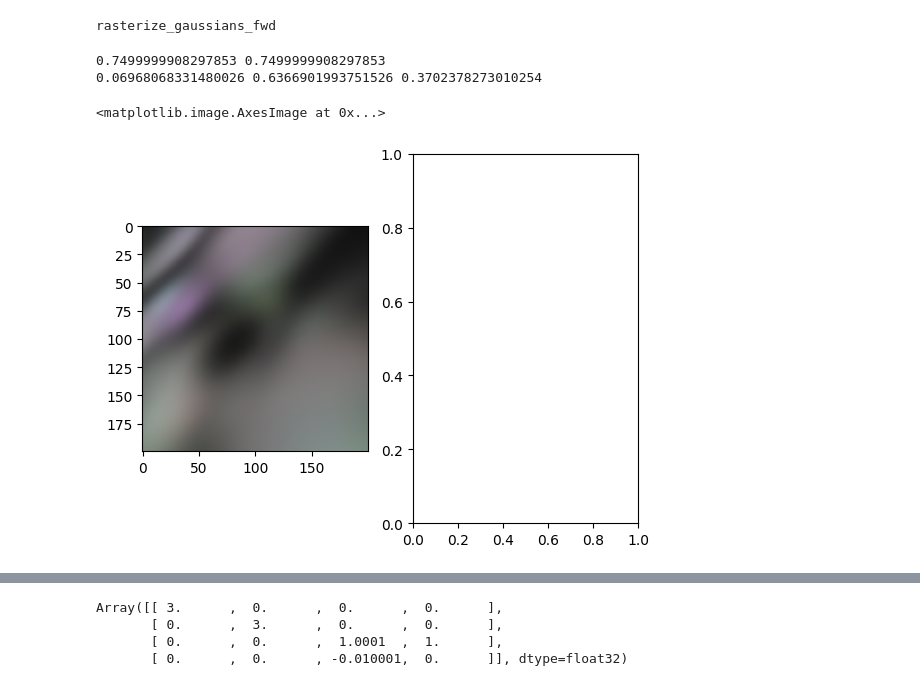
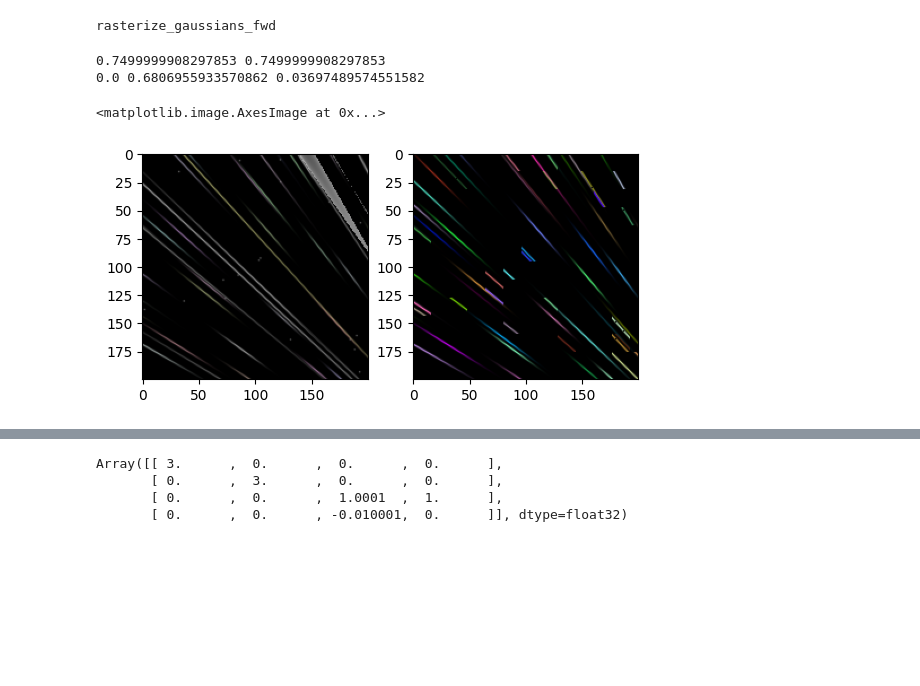
Before and after one commit to graphdeco-inria/diff-gaussian-rasterization, a Jupyter notebook: validate_torch_minimal.ipynb, the cells around one changed output, grey strips where cells are left out. Saved outputs shown, nothing was run; the diff lists cells and outputs as text; code cells hidden in the pictures; blank space fills up the shorter version.

Commit message:
torch

```diff
--- a/validate_torch_minimal.ipynb
+++ b/validate_torch_minimal.ipynb
@@ -157,7 +157,7 @@ def _build_rasterize_gaussians_fwd_primitive():
 
         opaque = _C.build_gaussian_rasterize_fwd_descriptor(
             # image_height,image_width, sh_degree, num_gaussians, tanfovx, tanfovy
-            200, 200, 1, num_gaussians, 0.7499999908297853, 0.7499999908297853
+            200, 200, 0, num_gaussians, 0.7499999908297853, 0.7499999908297853
         )
 
         op_name = "rasterize_gaussians_fwd"
@@ -254,6 +254,7 @@ colors_precomp_gt = torch.tensor(torch.rand((N,3)), requires_grad=True, device=d
 shs = torch.tensor(torch.rand((N,3)), requires_grad=True, device=device).detach()
 scales = torch.exp(torch.tensor(-8.0 * torch.ones((N,3)), requires_grad=True, device=device))
 rotations = torch.tensor(-10.0 * torch.ones((N,4)), requires_grad=True, device=device)
+cov3D_precomp = torch.tensor(0.01 * torch.ones((N,3)), requires_grad=True, device=device)
 
 fovX = jnp.arctan(intrinsics.width / 2 / intrinsics.fx) * 2.0
 fovY = jnp.arctan(intrinsics.height / 2 / intrinsics.fy) * 2.0
@@ -281,34 +282,73 @@ raster_settings = GaussianRasterizationSettings(
     debug=None
 )
 # rasterizer = GaussianRasterizerJax(raster_settings=raster_settings)
 rasterizer = GaussianRasterizer(raster_settings=raster_settings)
 
 color,radii = rasterizer(
     means3D = means3D,
     means2D = means2D,
     shs = shs,
     colors_precomp = None,
     opacities = opacity,
-    scales = scales,
-    rotations = rotations
+    # scales = scales,
+    # rotations = rotations,
+    cov3D_precomp=cov3D_precomp
 )
 # print(colors_precomp_gt)
 print(color.min().item(), color.max().item(), color.mean().item())
 print('\n')
 
 color_gt = color.detach()
 # gt_viz = b.get_rgb_image(torch.permute(color, (1,2,0)).cpu().detach().numpy()[...,:3] * 255.0)
 # gt_viz
 
 primitive = _build_rasterize_gaussians_fwd_primitive()
 import jax
 import jax.numpy as jnp
 
 
+# fig, (ax1, ax2) = plt.subplots(1, 2)
+# ax1.imshow(torch.permute(color_gt, (1,2,0)).cpu().detach().numpy()[...,:3])
+
+bg = jnp.zeros(3)
+means3D = torch_to_jax(means3D)
+N = means3D.shape[0]
+colors_precomp = torch_to_jax(colors_precomp_gt)
+opacities = jnp.ones((N,1))
+scales = torch_to_jax(scales)
+rotations = torch_to_jax(rotations)
+cov3D_precomp = torch_to_jax(cov3D_precomp)
+shs = torch_to_jax(shs)
+viewmatrix = torch_to_jax(view_matrix)
+projmatrix = torch_to_jax(projmatrix)
+tanfovx, tanfovy = 0.7499999908297853, 0.7499999908297853
+image_height = int(intrinsics.height)
+image_width = int(intrinsics.width)
+sh_degree = 0
+campos = jnp.zeros(3)
+image_empty = jnp.zeros((image_height, image_width, 3))
+
+color = primitive.bind(
+            bg,
+            means3D,
+            colors_precomp,
+            opacities,
+            scales * 10.0,
+            rotations,
+            cov3D_precomp,
+            viewmatrix,
+            projmatrix,
+            shs,
+            campos,
+            image_empty,
+            tanfovx, tanfovy, image_height, image_width,  sh_degree
+)[1]
+
 fig, (ax1, ax2) = plt.subplots(1, 2)
 ax1.imshow(torch.permute(color_gt, (1,2,0)).cpu().detach().numpy()[...,:3])
+ax2.imshow(jnp.transpose(color, (1,2,0))[...,:3])
 # %% [output]
 0.7499999908297853 0.7499999908297853
-0.06968068331480026 0.6366901993751526 0.3702378273010254
+0.0 0.6806955933570862 0.03697489574551582
 <matplotlib.image.AxesImage at 0x...>
-[figure, old version]
+[figure, new version]
```
Also changed, not shown: parts of 2 cells of this notebook.
